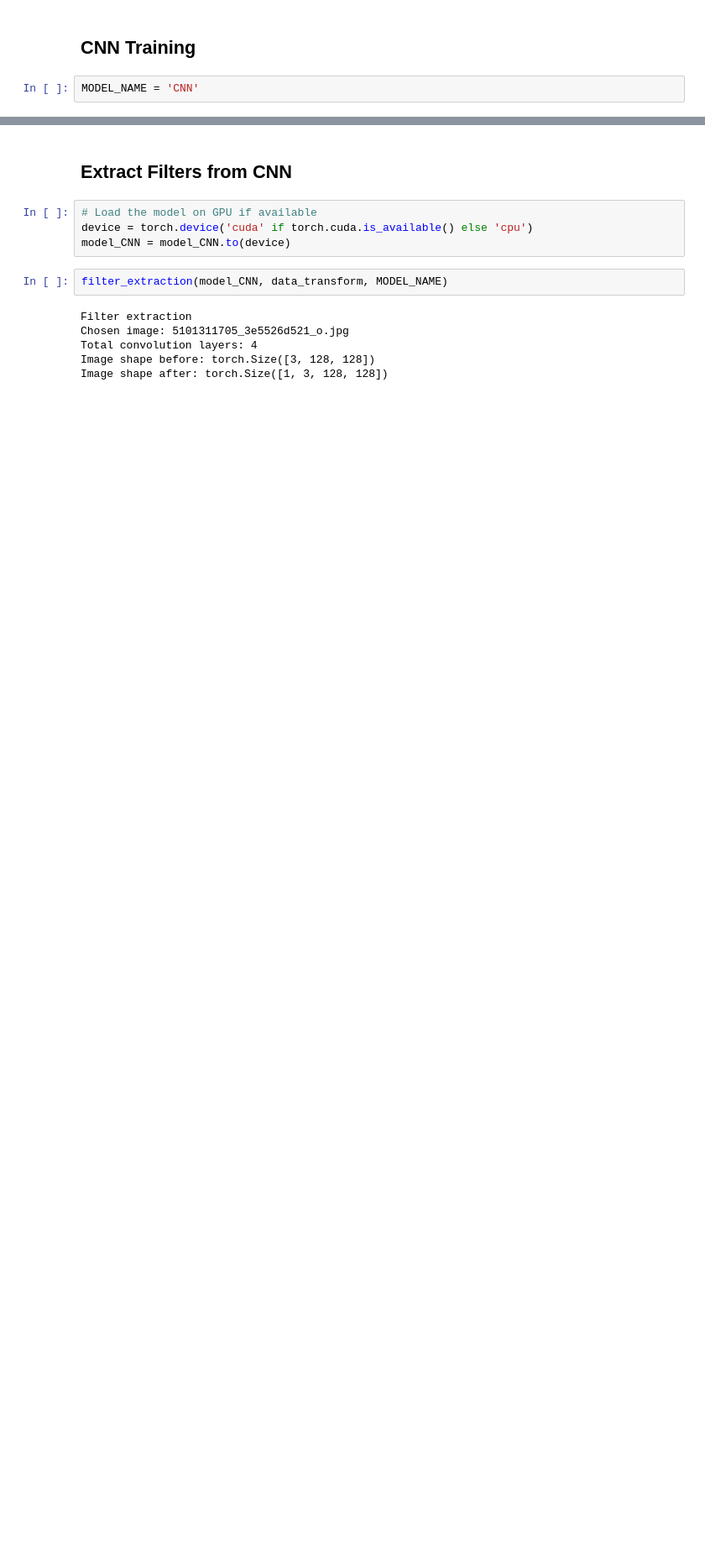
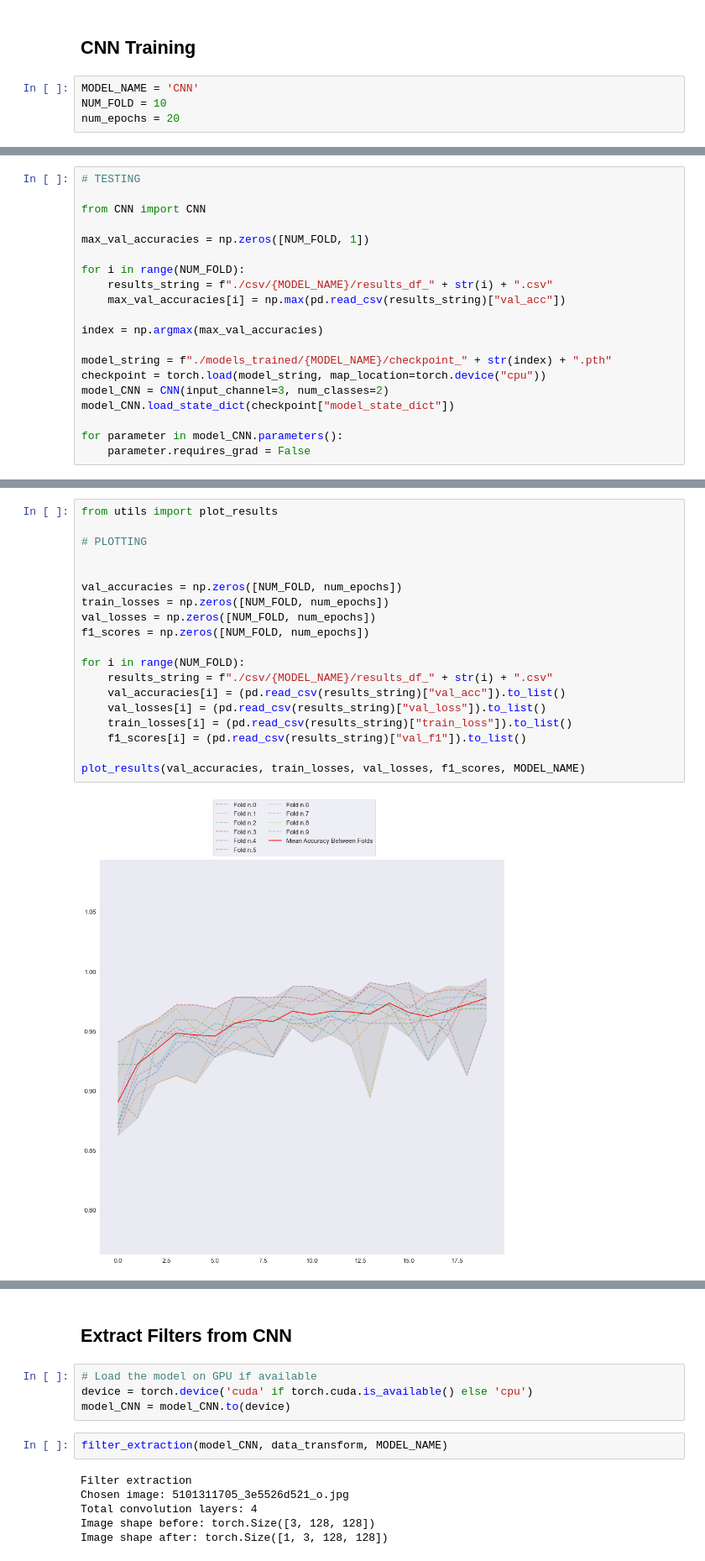
Before and after one commit to ChiaraSolito/XAIandVisual, a Jupyter notebook: experiments.ipynb, the cells around one changed output, grey strips where cells are left out. Shown: that part at 84% size. Saved outputs shown, nothing was run; the diff lists cells and outputs as text; blank space fills up the shorter version.

Commit message:
plot fixing

```diff
--- a/experiments.ipynb
+++ b/experiments.ipynb
@@ -24,3 +27,5 @@ Blue ch std =  0.1989587122898516
 ## CNN Training
 # %%
 MODEL_NAME = 'CNN'
+NUM_FOLD = 10
+num_epochs = 20
@@ -49,3 +32,23 @@ Epoch: 1 | train_loss: 9.6147 | train_acc: 0.3651 | val_loss: 0.7077 | val_acc:
+# %%
+# TESTING
+
+from CNN import CNN
+
+max_val_accuracies = np.zeros([NUM_FOLD, 1])
+
+for i in range(NUM_FOLD):
+    results_string = f"./csv/{MODEL_NAME}/results_df_" + str(i) + ".csv"
+    max_val_accuracies[i] = np.max(pd.read_csv(results_string)["val_acc"])
+
+index = np.argmax(max_val_accuracies)
+
+model_string = f"./models_trained/{MODEL_NAME}/checkpoint_" + str(index) + ".pth"
+checkpoint = torch.load(model_string, map_location=torch.device("cpu"))
+model_CNN = CNN(input_channel=3, num_classes=2)
+model_CNN.load_state_dict(checkpoint["model_state_dict"])
+
+for parameter in model_CNN.parameters():
+    parameter.requires_grad = False
 # %%
 model_CNN
 # %% [output]
@@ -60,3 +63,24 @@ CNN(
   (fc2): Linear(in_features=256, out_features=32, bias=True)
   (fc3): Linear(in_features=32, out_features=2, bias=True)
 )
+# %%
+from utils import plot_results
+
+# PLOTTING
+
+
+val_accuracies = np.zeros([NUM_FOLD, num_epochs])
+train_losses = np.zeros([NUM_FOLD, num_epochs])
+val_losses = np.zeros([NUM_FOLD, num_epochs])
+f1_scores = np.zeros([NUM_FOLD, num_epochs])
+
+for i in range(NUM_FOLD):
+    results_string = f"./csv/{MODEL_NAME}/results_df_" + str(i) + ".csv"
+    val_accuracies[i] = (pd.read_csv(results_string)["val_acc"]).to_list()
+    val_losses[i] = (pd.read_csv(results_string)["val_loss"]).to_list()
+    train_losses[i] = (pd.read_csv(results_string)["train_loss"]).to_list()
+    f1_scores[i] = (pd.read_csv(results_string)["val_f1"]).to_list()
+
+plot_results(val_accuracies, train_losses, val_losses, f1_scores, MODEL_NAME)
+# %% [output]
+[figure, added]
```
Also changed, not shown: parts of 6 cells of this notebook, 3 other files.
